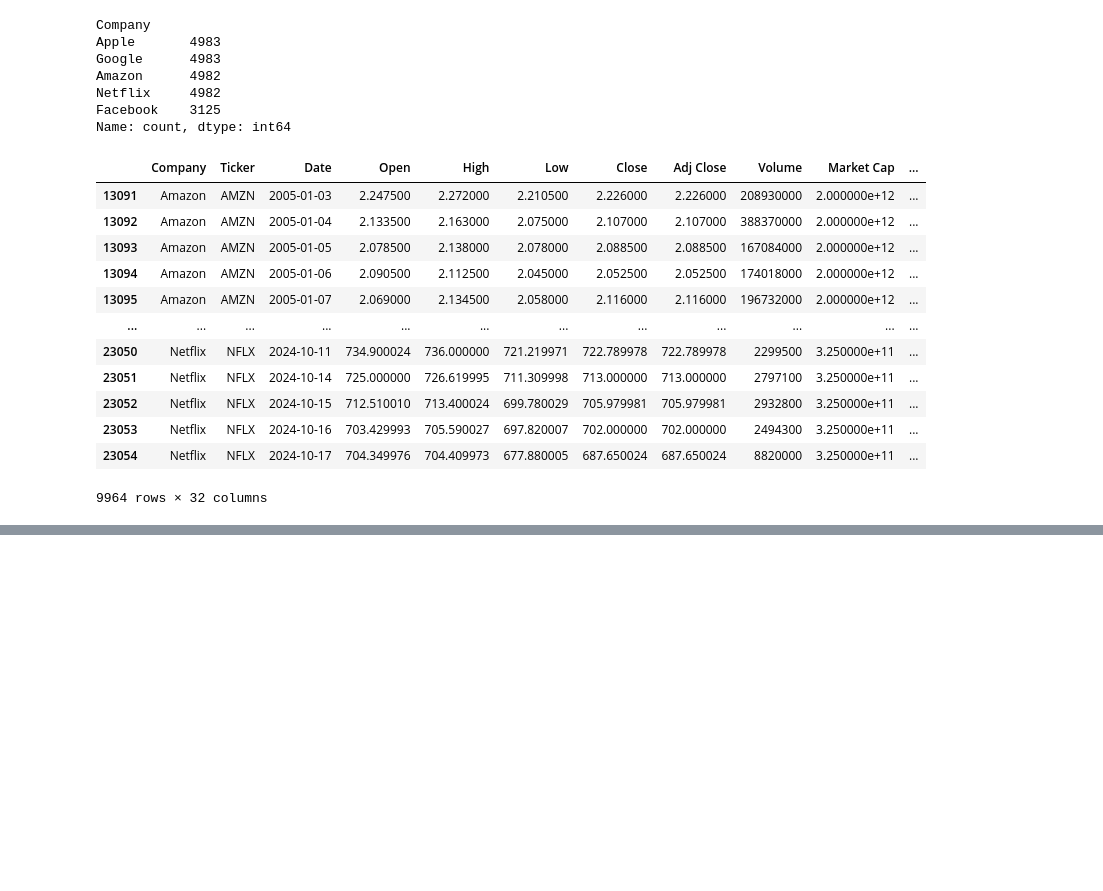
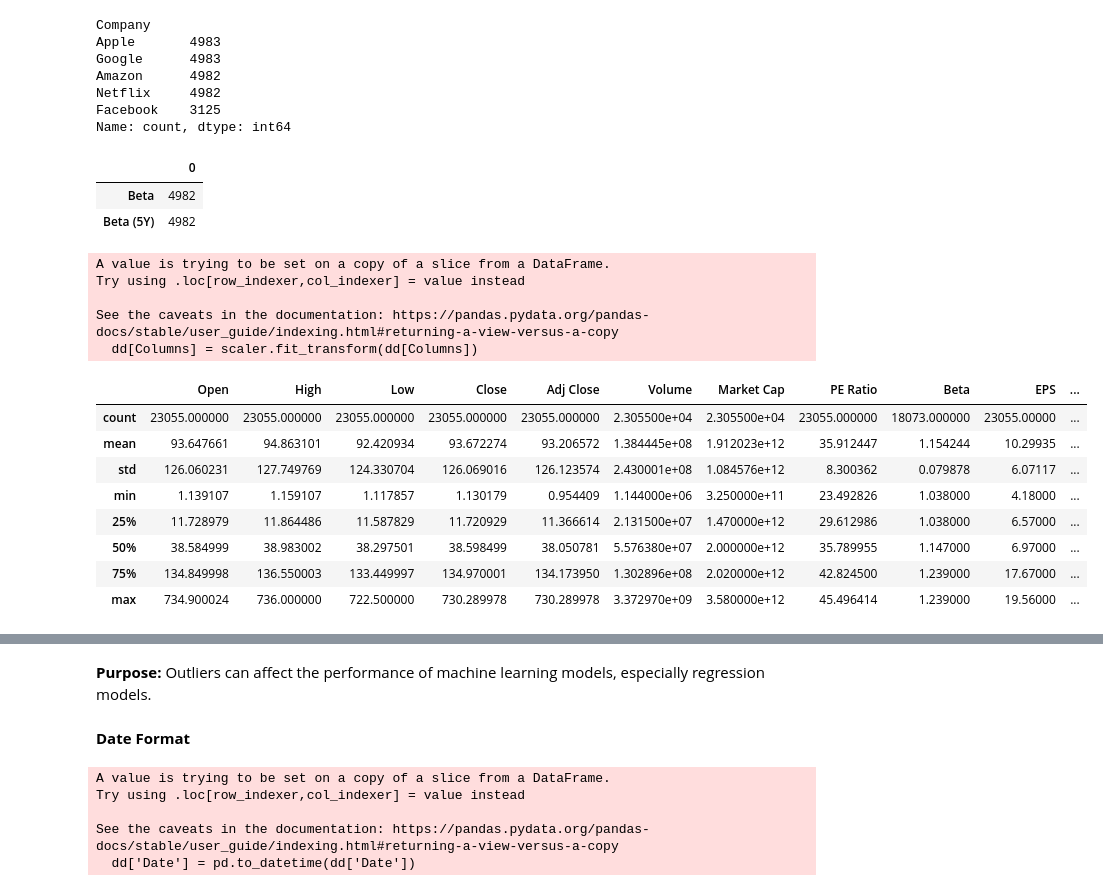
Before and after one commit to madhan96p/FAANG, a Jupyter notebook: FAANG_cleaning.ipynb, the cells around one changed output, grey strips where cells are left out. Drawn from its saved outputs; the diff is of its cells as text; code cells hidden in the pictures; blank space fills up the shorter version.

```diff
--- a/FAANG_cleaning.ipynb
+++ b/FAANG_cleaning.ipynb
@@ -86,9 +43,0 @@ Index(['Company', 'Ticker', 'Date', 'Open', 'High', 'Low', 'Close',
-# %%
-df.isnull().sum()
-
-df = df.dropna(axis=1, thresh=int(df.shape[0]*0.9))  # Drop columns with more than 10% missing values
-
-if 'Revenue' in df.columns:
-	df['Revenue'] = df['Revenue'].fillna(df['Revenue'].median())
-else:
-	print("Column 'Revenue' does not exist in the dataframe.")
@@ -148,19 +91,43 @@ Amazon      4982
 Netflix     4982
 Facebook    3125
 Name: count, dtype: int64
-# %%
-dd[dd['Dividends Paid'].isnull()]
-# %% [output]
-|  | Company | Ticker | Date | Open | High | Low | Close | Adj Close | Volume | Market Cap | ... |
-| 13091 | Amazon | AMZN | 2005-01-03 | 2.247500 | 2.272000 | 2.210500 | 2.226000 | 2.226000 | 208930000 | 2.000000e+12 | ... |
-| 13092 | Amazon | AMZN | 2005-01-04 | 2.133500 | 2.163000 | 2.075000 | 2.107000 | 2.107000 | 388370000 | 2.000000e+12 | ... |
-| 13093 | Amazon | AMZN | 2005-01-05 | 2.078500 | 2.138000 | 2.078000 | 2.088500 | 2.088500 | 167084000 | 2.000000e+12 | ... |
-| 13094 | Amazon | AMZN | 2005-01-06 | 2.090500 | 2.112500 | 2.045000 | 2.052500 | 2.052500 | 174018000 | 2.000000e+12 | ... |
-| 13095 | Amazon | AMZN | 2005-01-07 | 2.069000 | 2.134500 | 2.058000 | 2.116000 | 2.116000 | 196732000 | 2.000000e+12 | ... |
-| ... | ... | ... | ... | ... | ... | ... | ... | ... | ... | ... | ... |
-| 23050 | Netflix | NFLX | 2024-10-11 | 734.900024 | 736.000000 | 721.219971 | 722.789978 | 722.789978 | 2299500 | 3.250000e+11 | ... |
-| 23051 | Netflix | NFLX | 2024-10-14 | 725.000000 | 726.619995 | 711.309998 | 713.000000 | 713.000000 | 2797100 | 3.250000e+11 | ... |
-| 23052 | Netflix | NFLX | 2024-10-15 | 712.510010 | 713.400024 | 699.780029 | 705.979981 | 705.979981 | 2932800 | 3.250000e+11 | ... |
-| 23053 | Netflix | NFLX | 2024-10-16 | 703.429993 | 705.590027 | 697.820007 | 702.000000 | 702.000000 | 2494300 | 3.250000e+11 | ... |
-| 23054 | Netflix | NFLX | 2024-10-17 | 704.349976 | 704.409973 | 677.880005 | 687.650024 | 687.650024 | 8820000 | 3.250000e+11 | ... |
-9964 rows × 32 columns
+# %%
+# Replace missing dividends with 0 for Amazon and Netflix
+dd.loc[dd['Company'].isin(['Amazon', 'Netflix']), 'Dividends Paid'] = 0
+dd.loc[dd['Company'].isin(['Amazon', 'Netflix']), 'Dividend Yield'] = 0
+dd.loc[dd['Company'].isin(['Amazon', 'Netflix']), 'Annual Dividend Rate'] = 0
+# %%
+pd.DataFrame(dd[dd.columns[dd.isnull().sum() != 0]].isnull().sum()) # From Netflix
+# pd.DataFrame(dd.loc[dd.isnull().any(axis=1), 'Company'])
+# %% [output]
+|  | 0 |
+| Beta | 4982 |
+| Beta (5Y) | 4982 |
+# %%
+# Standarding open, high, low, close, adj close, volume
+
+from sklearn.preprocessing import StandardScaler
+
+scaler = StandardScaler()
+
+Columns = ['Open', 'High', 'Low', 'Close', 'Adj Close', 'Volume']
+dd[Columns] = scaler.fit_transform(dd[Columns])
+# %% [output]
+A value is trying to be set on a copy of a slice from a DataFrame.
+Try using .loc[row_indexer,col_indexer] = value instead
+
+See the caveats in the documentation: https://pandas.pydata.org/pandas-docs/stable/user_guide/indexing.html#returning-a-view-versus-a-copy
+  dd[Columns] = scaler.fit_transform(dd[Columns])
+# %%
+display(df.describe())
+display(dd.describe())
+# %% [output]
+|  | Open | High | Low | Close | Adj Close | Volume | Market Cap | PE Ratio | Beta | EPS | ... |
+| count | 23055.000000 | 23055.000000 | 23055.000000 | 23055.000000 | 23055.000000 | 2.305500e+04 | 2.305500e+04 | 23055.000000 | 18073.000000 | 23055.00000 | ... |
+| mean | 93.647661 | 94.863101 | 92.420934 | 93.672274 | 93.206572 | 1.384445e+08 | 1.912023e+12 | 35.912447 | 1.154244 | 10.29935 | ... |
+| std | 126.060231 | 127.749769 | 124.330704 | 126.069016 | 126.123574 | 2.430001e+08 | 1.084576e+12 | 8.300362 | 0.079878 | 6.07117 | ... |
+| min | 1.139107 | 1.159107 | 1.117857 | 1.130179 | 0.954409 | 1.144000e+06 | 3.250000e+11 | 23.492826 | 1.038000 | 4.18000 | ... |
+| 25% | 11.728979 | 11.864486 | 11.587829 | 11.720929 | 11.366614 | 2.131500e+07 | 1.470000e+12 | 29.612986 | 1.038000 | 6.57000 | ... |
+| 50% | 38.584999 | 38.983002 | 38.297501 | 38.598499 | 38.050781 | 5.576380e+07 | 2.000000e+12 | 35.789955 | 1.147000 | 6.97000 | ... |
+| 75% | 134.849998 | 136.550003 | 133.449997 | 134.970001 | 134.173950 | 1.302896e+08 | 2.020000e+12 | 42.824500 | 1.239000 | 17.67000 | ... |
+| max | 734.900024 | 736.000000 | 722.500000 | 730.289978 | 730.289978 | 3.372970e+09 | 3.580000e+12 | 45.496414 | 1.239000 | 19.56000 | ... |
@@ -166,0 +143,2 @@ dd[dd['Dividends Paid'].isnull()]
+# %% [markdown]
+**Purpose:** Outliers can affect the performance of machine learning models, especially regression models.
@@ -166,0 +154,10 @@ dd[dd['Dividends Paid'].isnull()]
+# %% [markdown]
+**Date Format**
+# %%
+dd['Date'] = pd.to_datetime(dd['Date'])
+# %% [output]
+A value is trying to be set on a copy of a slice from a DataFrame.
+Try using .loc[row_indexer,col_indexer] = value instead
+
+See the caveats in the documentation: https://pandas.pydata.org/pandas-docs/stable/user_guide/indexing.html#returning-a-view-versus-a-copy
+  dd['Date'] = pd.to_datetime(dd['Date'])
```
Also changed, not shown: parts of 17 cells of this notebook.
